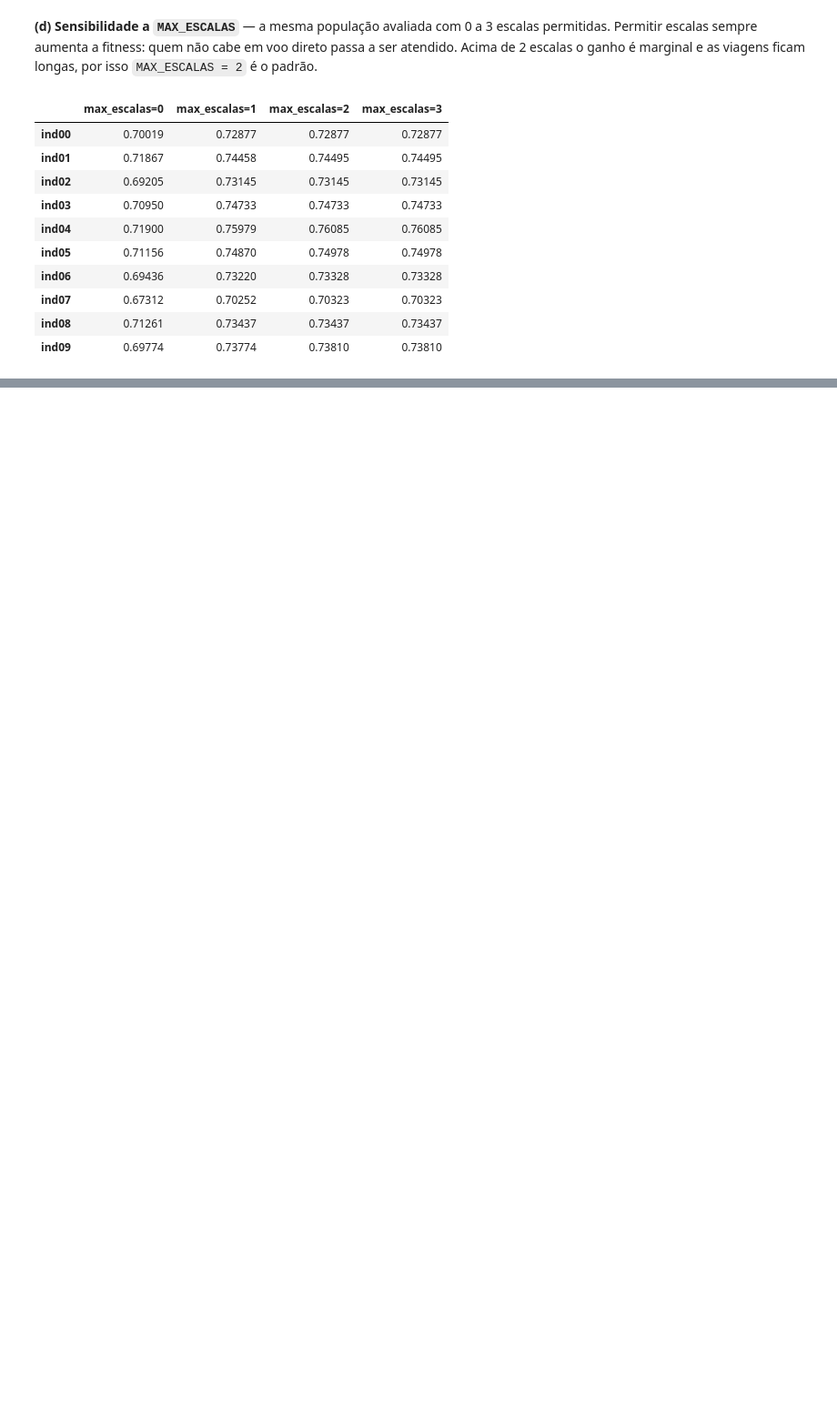
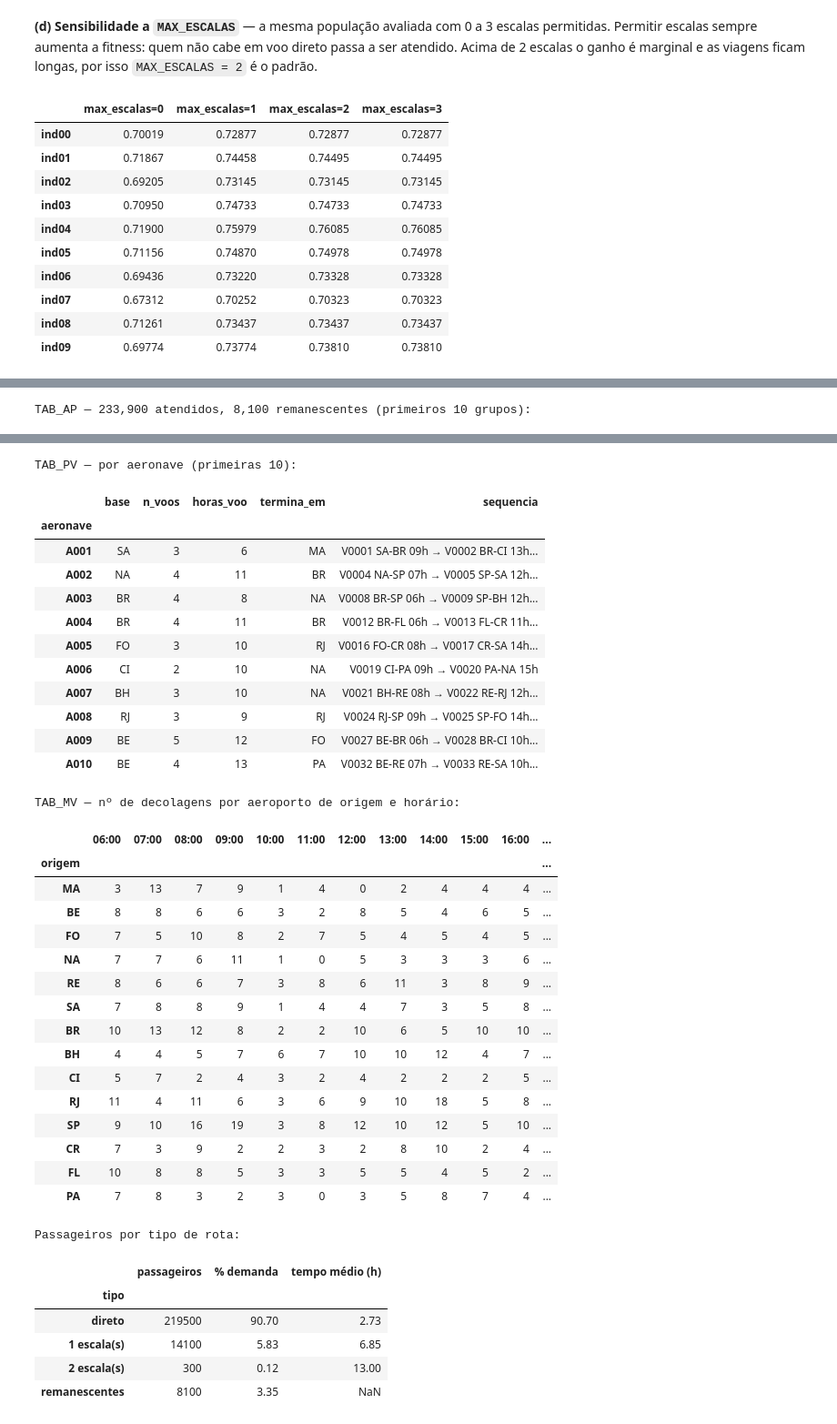
Before and after one commit to Caetano-ma/PSI-3472, a Jupyter notebook: planejamento_voos.ipynb, the cells around one changed output, grey strips where cells are left out. Shown at 91% size. Saved outputs shown, nothing was run; the diff lists cells and outputs as text; code cells hidden in the pictures; blank space fills up the shorter version.

```diff
--- a/planejamento_voos.ipynb
+++ b/planejamento_voos.ipynb
@@ -1553,0 +2007,24 @@ sens
+# %%
+best = resultado.best
+AP_best, AV_best, av_best = resultado.AP_list[best], resultado.AV_list[best], resultado.melhor
+
+# validação completa do vencedor
+assert all(verificar_gene(g) == [] for g in resultado.genomas[best])
+assert validar_plano(AV_best) == [] and validar_alocacao(AP_best) == []
+print(f"Melhor plano: indivíduo {best} da geração {resultado.historico.index[-1]} — "
+      f"fitness {av_best.fitness:.5f}  |  física, plano e alocação validados ✓")
+
+ini = resultado.historico.iloc[0]
+_num = lambda xs: [int(x) if float(x).is_integer() else x for x in xs]
+numeros = pd.DataFrame(dtype=object, data={
+    "geração 0 (melhor aleatório)": _num([ini["atendidos"], ini["% atendimento"], ini["tempo voo pax total (h)"],
+                                     ini["tempo viagem total (h)"], ini["tempo médio viagem (h)"],
+                                     ini["voos"], ini["aeronaves usadas"], ini["ocupação média (%)"]]),
+    "melhor plano final": _num([av_best.atendidos, round(av_best.pct_atendimento, 2),
+                           av_best.tempo_voo_pax_total_h, av_best.tempo_viagem_total_h,
+                           round(av_best.tempo_medio_viagem_h, 3), av_best.n_voos,
+                           av_best.aeronaves_usadas, round(100 * av_best.ocupacao_media, 2)]),
+}, index=["passageiros atendidos", "% da demanda", "tempo total de voo dos passageiros (h)",
+          "tempo total de viagem dos passageiros (h)", "tempo médio de viagem por passageiro (h)",
+          "nº total de voos", "nº de aeronaves utilizadas", "ocupação média dos voos (%)"])
+numeros.astype(object)
@@ -1553,0 +2042,6 @@ sens
+# %%
+mostra_tabela(AP_best)
+print("Passageiros por tipo de rota:")
+resumo_alocacao(AP_best)
+# %% [output]
+TAB_AP — 233,900 atendidos, 8,100 remanescentes (primeiros 10 grupos):
@@ -1553,0 +2083,37 @@ sens
+TAB_PV — por aeronave (primeiras 10):
+|  | base | n_voos | horas_voo | termina_em | sequencia |
+| aeronave |  |  |  |  |  |
+| A001 | SA | 3 | 6 | MA | V0001 SA-BR 09h → V0002 BR-CI 13h... |
+| A002 | NA | 4 | 11 | BR | V0004 NA-SP 07h → V0005 SP-SA 12h... |
+| A003 | BR | 4 | 8 | NA | V0008 BR-SP 06h → V0009 SP-BH 12h... |
+| A004 | BR | 4 | 11 | BR | V0012 BR-FL 06h → V0013 FL-CR 11h... |
+| A005 | FO | 3 | 10 | RJ | V0016 FO-CR 08h → V0017 CR-SA 14h... |
+| A006 | CI | 2 | 10 | NA | V0019 CI-PA 09h → V0020 PA-NA 15h |
+| A007 | BH | 3 | 10 | NA | V0021 BH-RE 08h → V0022 RE-RJ 12h... |
+| A008 | RJ | 3 | 9 | RJ | V0024 RJ-SP 09h → V0025 SP-FO 14h... |
+| A009 | BE | 5 | 12 | FO | V0027 BE-BR 06h → V0028 BR-CI 10h... |
+| A010 | BE | 4 | 13 | PA | V0032 BE-RE 07h → V0033 RE-SA 10h... |
+TAB_MV — nº de decolagens por aeroporto de origem e horário:
+|  | 06:00 | 07:00 | 08:00 | 09:00 | 10:00 | 11:00 | 12:00 | 13:00 | 14:00 | 15:00 | 16:00 | ... |
+| origem |  |  |  |  |  |  |  |  |  |  |  | ... |
+| MA | 3 | 13 | 7 | 9 | 1 | 4 | 0 | 2 | 4 | 4 | 4 | ... |
+| BE | 8 | 8 | 6 | 6 | 3 | 2 | 8 | 5 | 4 | 6 | 5 | ... |
+| FO | 7 | 5 | 10 | 8 | 2 | 7 | 5 | 4 | 5 | 4 | 5 | ... |
+| NA | 7 | 7 | 6 | 11 | 1 | 0 | 5 | 3 | 3 | 3 | 6 | ... |
+| RE | 8 | 6 | 6 | 7 | 3 | 8 | 6 | 11 | 3 | 8 | 9 | ... |
+| SA | 7 | 8 | 8 | 9 | 1 | 4 | 4 | 7 | 3 | 5 | 8 | ... |
+| BR | 10 | 13 | 12 | 8 | 2 | 2 | 10 | 6 | 5 | 10 | 10 | ... |
+| BH | 4 | 4 | 5 | 7 | 6 | 7 | 10 | 10 | 12 | 4 | 7 | ... |
+| CI | 5 | 7 | 2 | 4 | 3 | 2 | 4 | 2 | 2 | 2 | 5 | ... |
+| RJ | 11 | 4 | 11 | 6 | 3 | 6 | 9 | 10 | 18 | 5 | 8 | ... |
+| SP | 9 | 10 | 16 | 19 | 3 | 8 | 12 | 10 | 12 | 5 | 10 | ... |
+| CR | 7 | 3 | 9 | 2 | 2 | 3 | 2 | 8 | 10 | 2 | 4 | ... |
+| FL | 10 | 8 | 8 | 5 | 3 | 3 | 5 | 5 | 4 | 5 | 2 | ... |
+| PA | 7 | 8 | 3 | 2 | 3 | 0 | 3 | 5 | 8 | 7 | 4 | ... |
+Passageiros por tipo de rota:
+|  | passageiros | % demanda | tempo médio (h) |
+| tipo |  |  |  |
+| direto | 219500 | 90.70 | 2.73 |
+| 1 escala(s) | 14100 | 5.83 | 6.85 |
+| 2 escala(s) | 300 | 0.12 | 13.00 |
+| remanescentes | 8100 | 3.35 | NaN |
```
Also changed, not shown: parts of 37 cells of this notebook.
